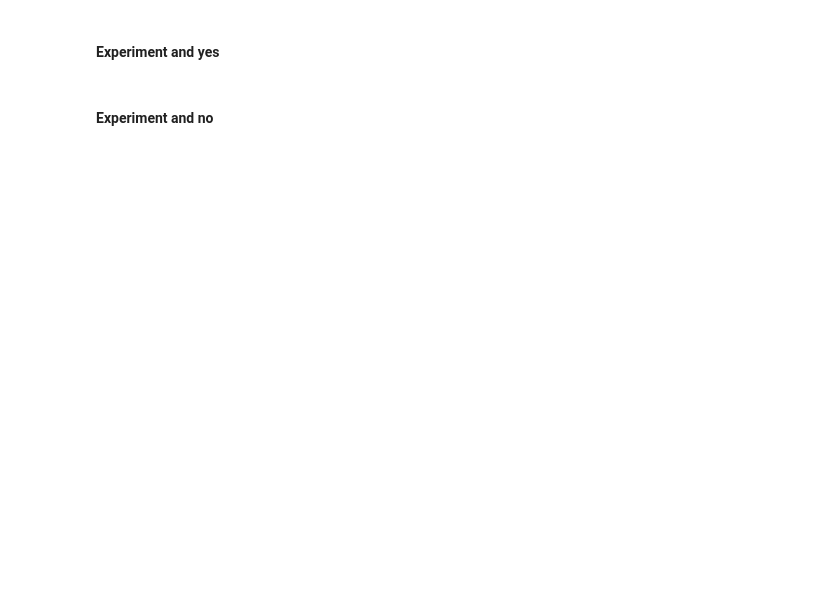
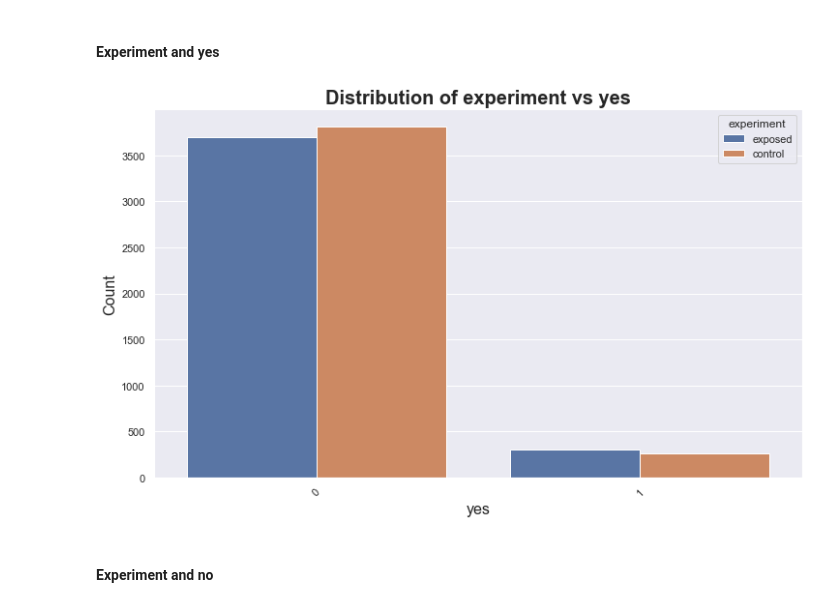
Before and after one commit to 10X-groups/AB-testing, a Jupyter notebook: notebooks/EDA.ipynb, the cells around one changed output. Saved outputs shown, nothing was run; the diff lists cells and outputs as text; code cells hidden in the pictures; blank space fills up the shorter version.

```diff
--- a/notebooks/EDA.ipynb
+++ b/notebooks/EDA.ipynb
@@ -231,4 +367,8 @@ Error:
 # %% [markdown]
 #### Experiment and yes
+# %%
+visualizer.plot_count(df, 'yes', 'experiment', 'experiment vs yes')
+# %% [output]
+[figure, added]
 # %% [markdown]
 #### Experiment and no
```
Also changed, not shown: parts of 34 cells of this notebook, 3 other files.
